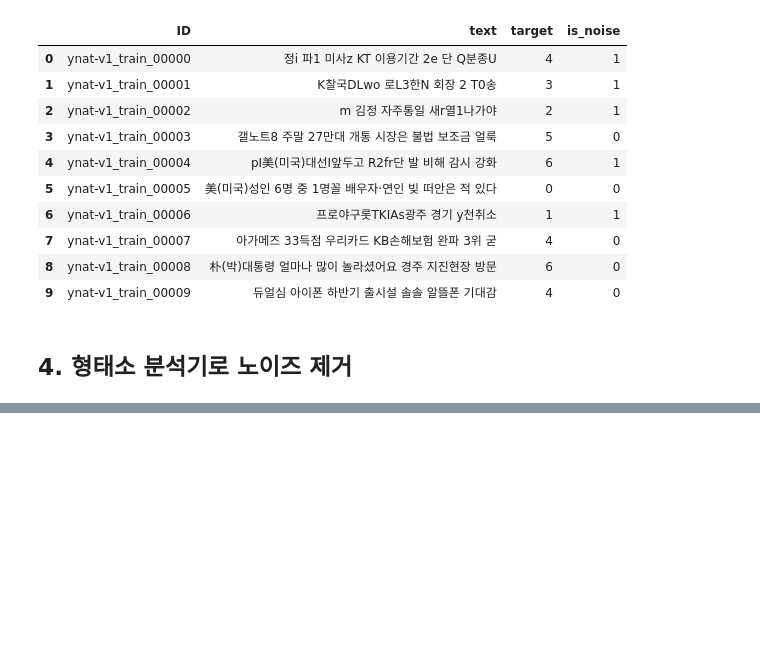
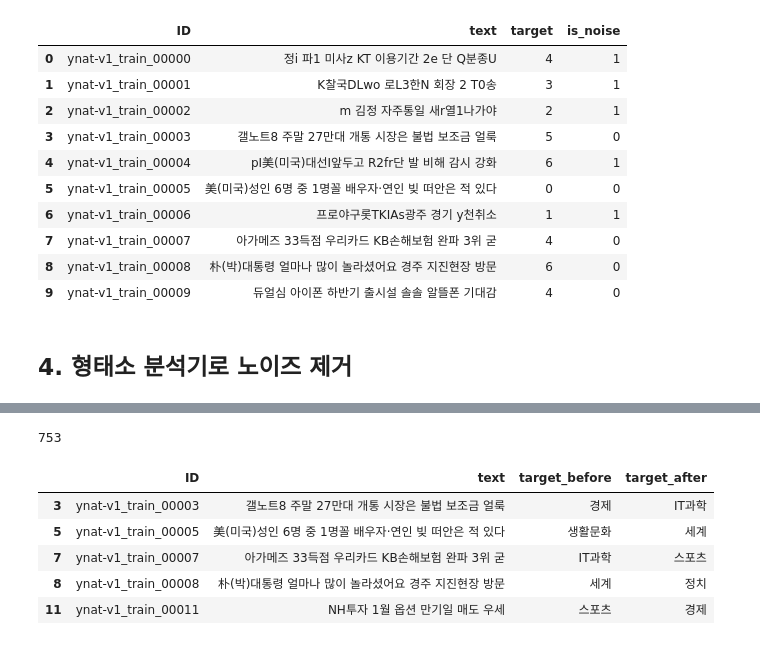
Before and after one commit to yeseoLee/Data-Centric-Topic-Classification, a Jupyter notebook: notebooks/denoising.ipynb, the cells around one changed output, grey strips where cells are left out. Drawn from its saved outputs; the diff is of its cells as text; code cells hidden in the pictures; blank space fills up the shorter version.

```diff
--- a/notebooks/denoising.ipynb
+++ b/notebooks/denoising.ipynb
@@ -193,0 +494,26 @@ df.to_csv("4_d_1606_only_noise.csv", index=False)
+# %%
+df_before = pd.read_csv("../data/7_d_2800_kobart_denoise.csv")
+df_after = pd.read_csv("../data/7_dr_2800_kobart_cleanlab_update.csv")
+# %%
+import pandas as pd
+
+# 두 데이터프레임을 ID와 text 컬럼을 기준으로 병합
+df_merged = pd.merge(df_before, df_after, on=["ID", "text"], suffixes=("_before", "_after"))
+different_targets = df_merged[df_merged["target_before"] != df_merged["target_after"]]
+result_df = different_targets[['ID', 'text', 'target_before', 'target_after']]
+
+# target 매핑
+mapping = {0:'생활문화', 1: '스포츠', 2: '정치', 3: '사회', 4: 'IT과학', 5: '경제', 6: '세계'}
+result_df.loc[:, 'target_before'] = result_df['target_before'].map(mapping)
+result_df.loc[:, 'target_after'] = result_df['target_after'].map(mapping)
+
+print(len(result_df))
+result_df.head()
+# %% [output]
+753
+|  | ID | text | target_before | target_after |
+| 3 | ynat-v1_train_00003 | 갤노트8 주말 27만대 개통 시장은 불법 보조금 얼룩 | 경제 | IT과학 |
+| 5 | ynat-v1_train_00005 | 美(미국)성인 6명 중 1명꼴 배우자·연인 빚 떠안은 적 있다 | 생활문화 | 세계 |
+| 7 | ynat-v1_train_00007 | 아가메즈 33득점 우리카드 KB손해보험 완파 3위 굳 | IT과학 | 스포츠 |
+| 8 | ynat-v1_train_00008 | 朴(박)대통령 얼마나 많이 놀라셨어요 경주 지진현장 방문 | 세계 | 정치 |
+| 11 | ynat-v1_train_00011 | NH투자 1월 옵션 만기일 매도 우세 | 스포츠 | 경제 |
```
Also changed, not shown: parts of 23 cells of this notebook, 2 other files.
